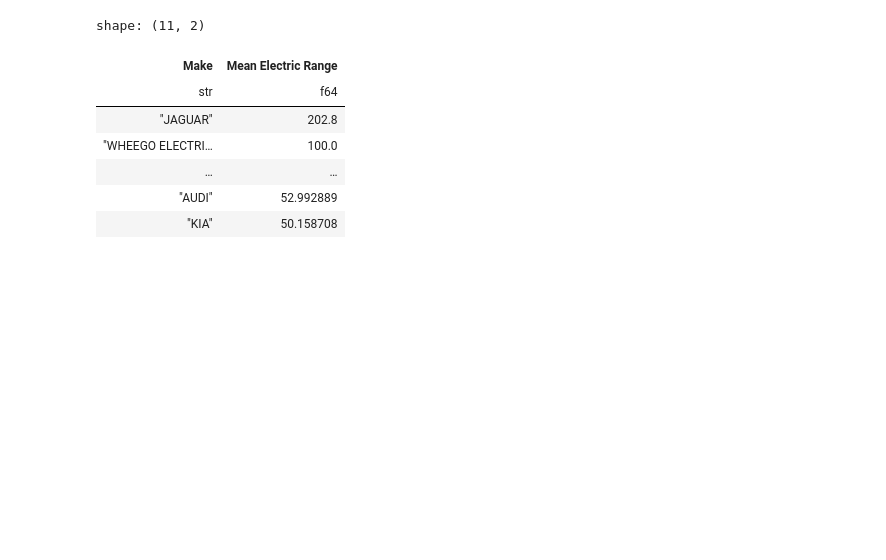
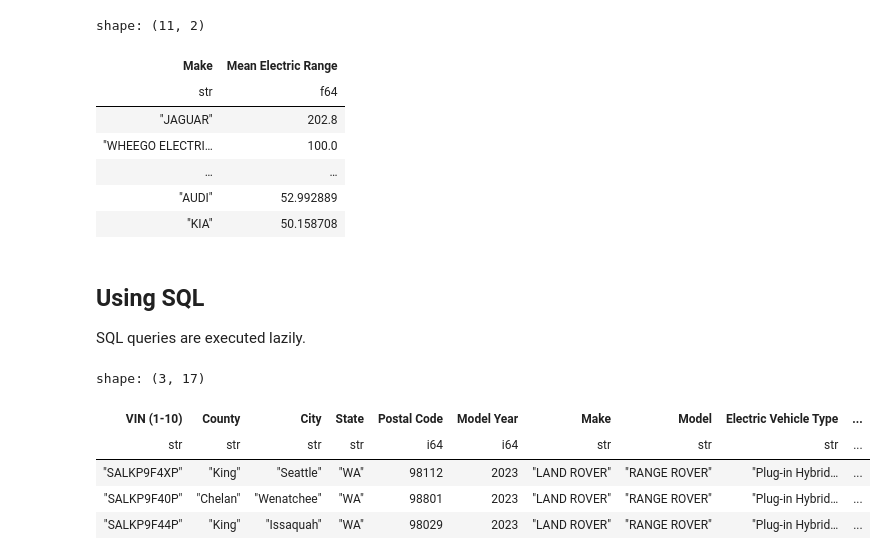
Before and after one commit to Gauss-PWr/data-manipulation-tutorials, a Jupyter notebook: polars.ipynb, the cells around one changed output. Drawn from its saved outputs; the diff is of its cells as text; code cells hidden in the pictures; blank space fills up the shorter version.

```diff
--- a/polars.ipynb
+++ b/polars.ipynb
@@ -137,3 +276,24 @@ shape: (11, 2)
 | … | … |
 | "AUDI" | 52.992889 |
 | "KIA" | 50.158708 |
+# %% [markdown]
+## Using SQL
+
+SQL queries are executed lazily.
+# %%
+sql_ctx = pl.SQLContext(cars=cars_pl)
+# %%
+query = """SELECT * FROM cars
+           WHERE "Model Year" = 2023
+           ORDER BY "Electric Range" DESC
+           LIMIT 3
+           """
+sql_ctx.execute(query, eager=True)
+# sql_ctx.execute(query).collect()
+# %% [output]
+shape: (3, 17)
+| VIN (1-10) | County | City | State | Postal Code | Model Year | Make | Model | Electric Vehicle Type | ... |
+| str | str | str | str | i64 | i64 | str | str | str | ... |
+| "SALKP9F4XP" | "King" | "Seattle" | "WA" | 98112 | 2023 | "LAND ROVER" | "RANGE ROVER" | "Plug-in Hybrid… | ... |
+| "SALKP9F40P" | "Chelan" | "Wenatchee" | "WA" | 98801 | 2023 | "LAND ROVER" | "RANGE ROVER" | "Plug-in Hybrid… | ... |
+| "SALKP9F44P" | "King" | "Issaquah" | "WA" | 98029 | 2023 | "LAND ROVER" | "RANGE ROVER" | "Plug-in Hybrid… | ... |
```
Also changed, not shown: parts of 25 cells of this notebook.
